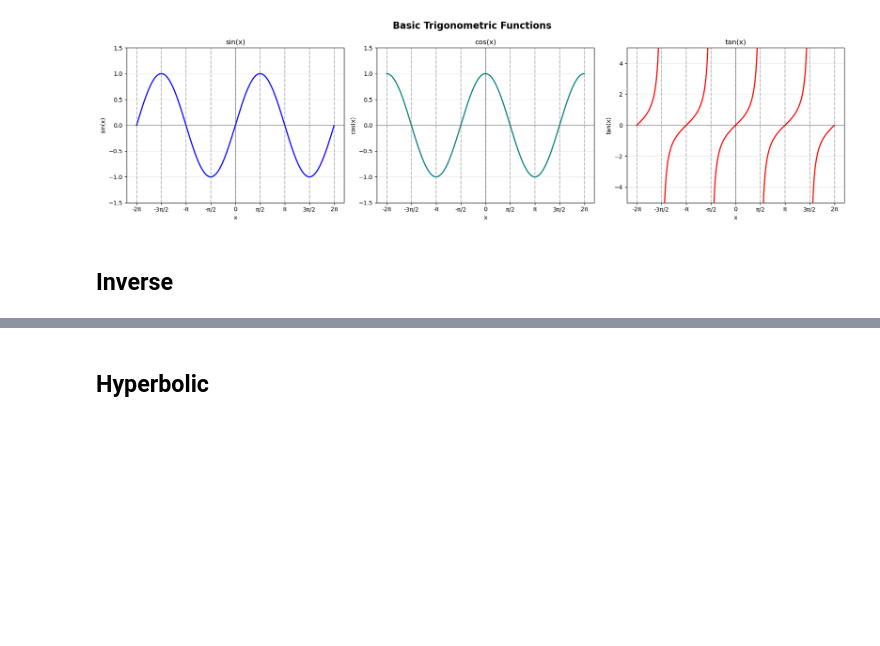
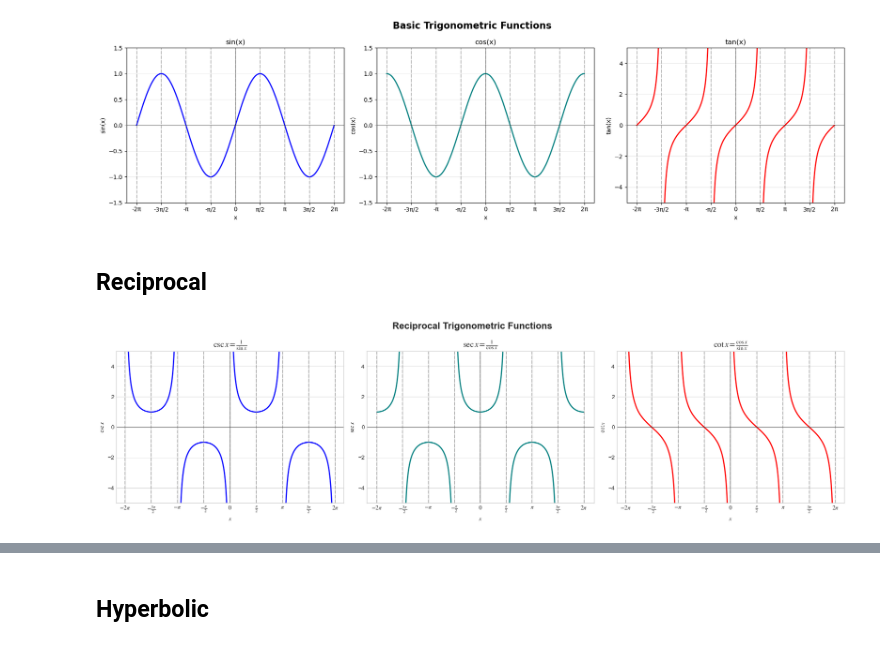
Before and after one commit to epsi-rns/mat-tek-lan, a Jupyter notebook: trigonometry/trigonometry-plot.ipynb, the cells around one changed output, grey strips where cells are left out. Saved outputs shown, nothing was run; the diff lists cells and outputs as text; code cells hidden in the pictures; blank space fills up the shorter version.

Commit message:
Trigonometry: Jupyter Notebook: Matplotlib

```diff
--- a/trigonometry/trigonometry-plot.ipynb
+++ b/trigonometry/trigonometry-plot.ipynb
@@ -74,4 +74,66 @@ plt.show()
 # %% [output]
 [figure]
 # %% [markdown]
-## Inverse
+## Reciprocal
+# %%
+# Use matplotlib's built-in mathtext (doesn't require LaTeX)
+plt.rcParams['mathtext.fontset'] = 'stix'  # Use STIX fonts for math
+
+# Create a figure with subplots
+fig, axes = plt.subplots(1, 3, figsize=(18, 5))
+fig.suptitle('Reciprocal Trigonometric Functions', fontsize=16, fontweight='bold')
+
+# Generate x values from -2π to 2π, avoiding zeros in denominators
+x = np.linspace(-2*np.pi, 2*np.pi, 1000)
+# Remove points very close to where sin(x) or cos(x) = 0 to avoid division by zero issues
+x = x[(np.abs(np.sin(x)) > 0.01) & (np.abs(np.cos(x)) > 0.01)]
+
+# Plot csc(x) = 1/sin(x)
+csc_x = 1 / np.sin(x)
+csc_x = np.where(np.abs(csc_x) > 10, np.nan, csc_x)  # Limit extreme values
+axes[0].plot(x, csc_x, color='blue', linewidth=2)
+axes[0].set_title(r'$\csc x = \frac{1}{\sin x}$', fontsize=14)
+axes[0].set_xlabel(r'$x$')
+axes[0].set_ylabel(r'$\csc x$')
+axes[0].set_ylim(-5, 5)
+axes[0].axhline(y=0, color='k', linestyle='-', alpha=0.3)
+axes[0].axvline(x=0, color='k', linestyle='-', alpha=0.3)
+
+# Plot sec(x) = 1/cos(x)
+sec_x = 1 / np.cos(x)
+sec_x = np.where(np.abs(sec_x) > 10, np.nan, sec_x)  # Limit extreme values
+axes[1].plot(x, sec_x, color='teal', linewidth=2)
+axes[1].set_title(r'$\sec x = \frac{1}{\cos x}$', fontsize=14)
+axes[1].set_xlabel(r'$x$')
+axes[1].set_ylabel(r'$\sec x$')
+axes[1].set_ylim(-5, 5)
+axes[1].axhline(y=0, color='k', linestyle='-', alpha=0.3)
+axes[1].axvline(x=0, color='k', linestyle='-', alpha=0.3)
+
+# Plot cot(x) = cos(x)/sin(x)
+cot_x = np.cos(x) / np.sin(x)
+cot_x = np.where(np.abs(cot_x) > 10, np.nan, cot_x)  # Limit extreme values
+axes[2].plot(x, cot_x, color='red', linewidth=2)
+axes[2].set_title(r'$\cot x = \frac{\cos x}{\sin x}$', fontsize=14)
+axes[2].set_xlabel(r'$x$')
+axes[2].set_ylabel(r'$\cot x$')
+axes[2].set_ylim(-5, 5)
+axes[2].axhline(y=0, color='k', linestyle='-', alpha=0.3)
+axes[2].axvline(x=0, color='k', linestyle='-', alpha=0.3)
+
+# Add vertical lines at multiples of π/2 for reference
+for i in range(-4, 5):
+    for ax in axes:
+        ax.axvline(x=i*np.pi/2, color='gray', linestyle='--', alpha=0.5)
+
+# Add π labels to x-axis
+for ax in axes:
+    ax.set_xticks([-2*np.pi, -3*np.pi/2, -np.pi, -np.pi/2, 0,
+                   np.pi/2, np.pi, 3*np.pi/2, 2*np.pi])
+    ax.set_xticklabels([r'$-2\pi$', r'$-\frac{3\pi}{2}$', r'$-\pi$', r'$-\frac{\pi}{2}$', r'$0$',
+                        r'$\frac{\pi}{2}$', r'$\pi$', r'$\frac{3\pi}{2}$', r'$2\pi$'])
+
+plt.tight_layout()
+plt.show()
+# %% [output]
+[figure, added]
```
Also changed, not shown: parts of 8 cells of this notebook, 1 other file.
